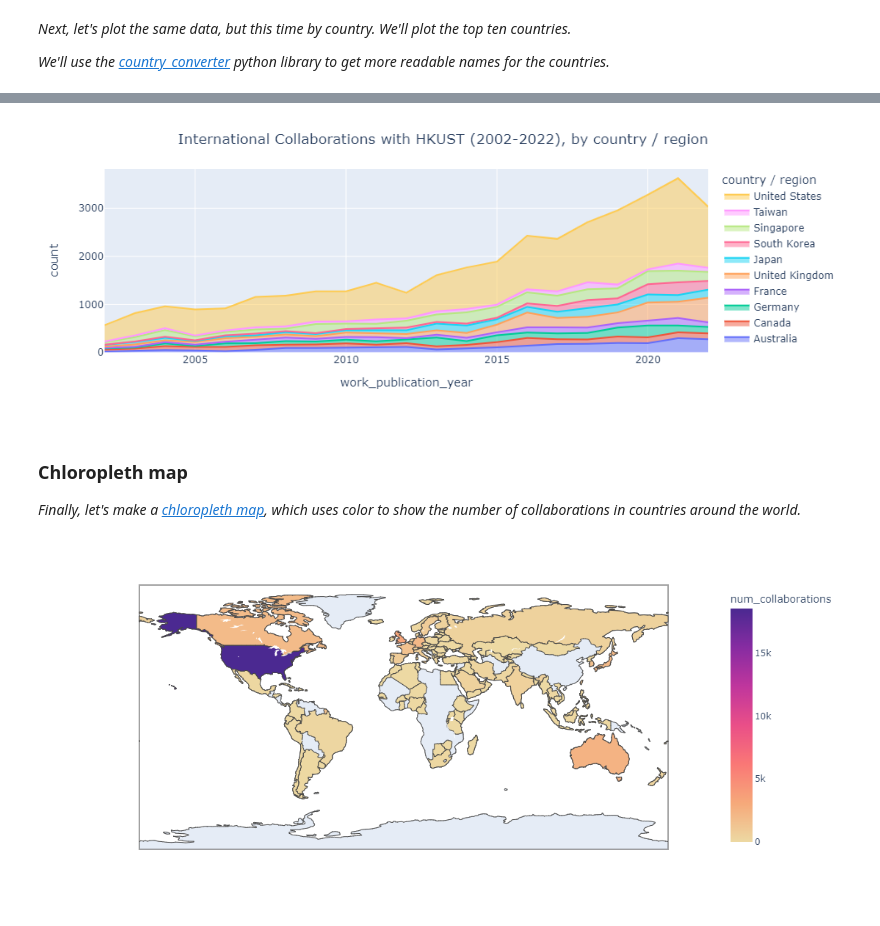
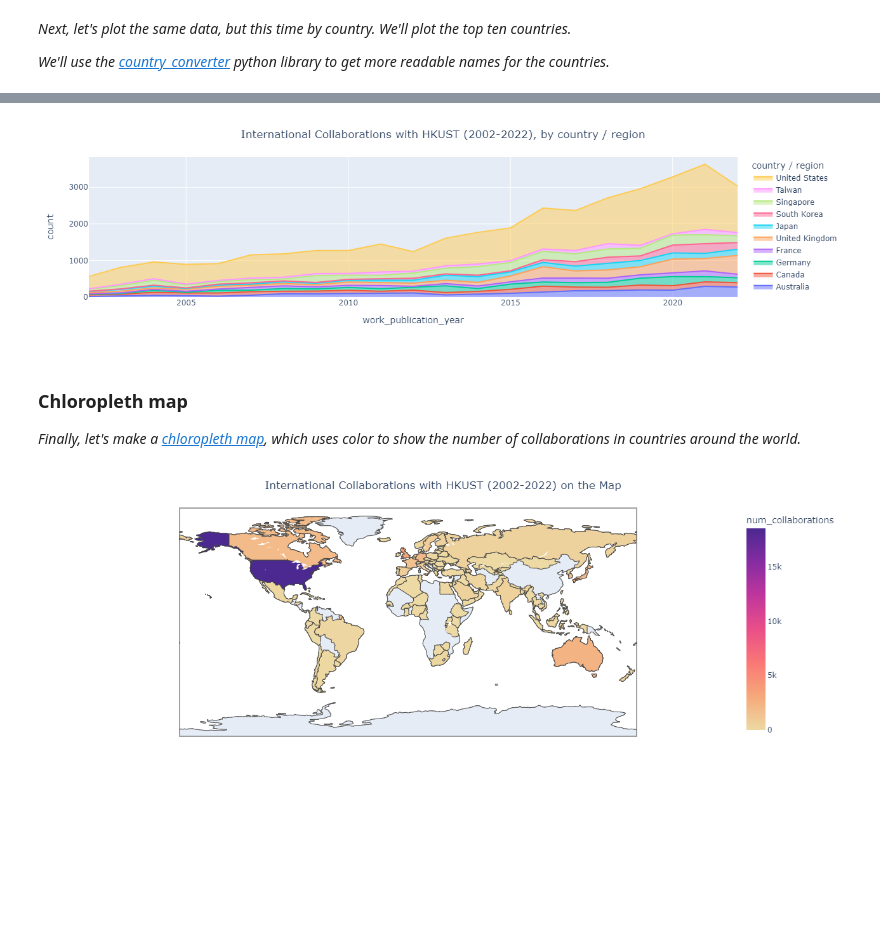
Before and after one commit to asterzhao/openalex-hkust-collaborations, a Jupyter notebook: hkust-collaborators.ipynb, the cells around one changed output, grey strips where cells are left out. Cells and saved outputs as stored; diff of their text form; code cells hidden in the pictures; blank space fills up the shorter version.

Commit message:
updated figures

```diff
--- a/hkust-collaborators.ipynb
+++ b/hkust-collaborators.ipynb
@@ -296,3 +298,13 @@ df_institutions.to_csv(outpath, index=False)
+# %%
+import pandas as pd
+
+# Reload the publications data
+collabs_path = 'collaborators-data/ust_collabs.csv.gz'
+df_collab = pd.read_csv(collabs_path)
+
+# Load the institutions data
+institutions_path = 'collaborators-data/ust_collabs_institutions.csv.gz'
+df_institutions = pd.read_csv(institutions_path)
 # %% [markdown]
 ## Visualize the data
 
@@ -365,4 +389,4 @@ fig.update_layout(title_text = 'International Collaborations with HKUST (2002-20
 # fig.show(renderer='svg')
 fig.show()
 # %% [output]
-[figure, old version]
+[figure, new version]
@@ -378,24 +404,25 @@ country_counts = country_counts.rename_axis('country_code').reset_index(name='nu
 # %%
 # Get the names of the countries from the country codes
 cc = coco.CountryConverter()
 country_counts['country'] = cc.pandas_convert(country_counts['country_code'], to='name_short')
 
 # The Plotly chloropleth method needs the ISO3 (3-letter) country code
 country_counts['country_code_ISO3'] = cc.pandas_convert(country_counts['country_code'], to='ISO3')
 
 # Make the map
 fig = px.choropleth(country_counts, locations='country_code_ISO3', locationmode='ISO-3',
                     color='num_collaborations', color_continuous_scale='agsunset_r',
                     hover_name='country')
 
 # for an interactive plot, remove the renderer parameter, and just run `fig.show()`
 # fig.show(renderer='png')
 
 fig.update_layout(
     autosize=True,
-    width=1000,
-    height=500,)
+    width=1000, height=500,
+    title_text = 'International Collaborations with HKUST (2002-2022) on the Map',
+    title_x = 0.5)
 
 fig.show()
 # %% [output]
-[figure, old version]
+[figure, new version]
```
Also changed, not shown: parts of 9 cells of this notebook.
